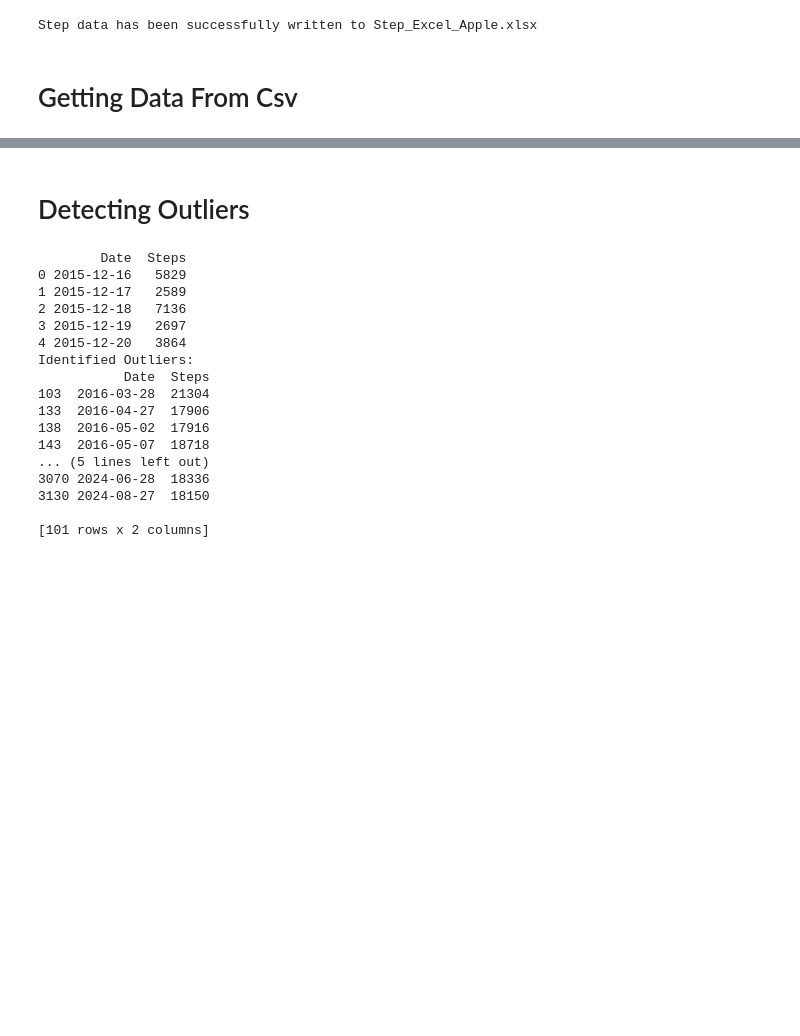
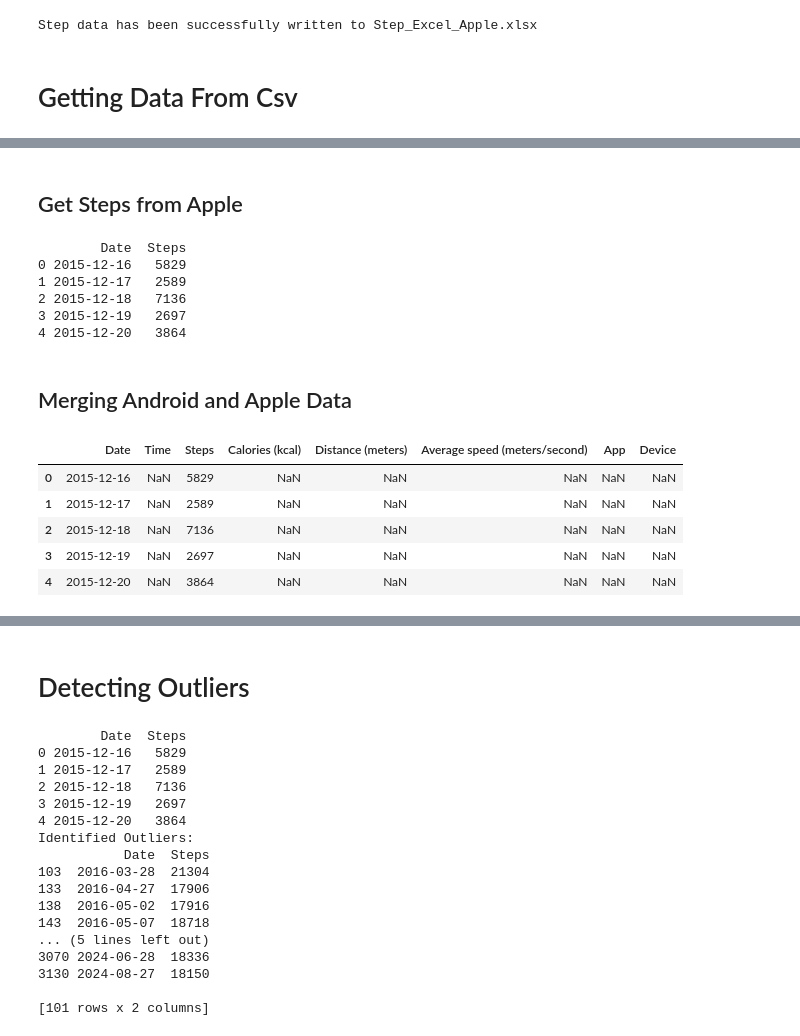
Before and after one commit to Akseldindisyan/my-step-count-analysis, a Jupyter notebook: Main.ipynb, the cells around one changed output, grey strips where cells are left out. Saved outputs shown, nothing was run; the diff lists cells and outputs as text; code cells hidden in the pictures; blank space fills up the shorter version.

Commit message:
Merge two dataframes

```diff
--- a/Main.ipynb
+++ b/Main.ipynb
@@ -109,0 +106,46 @@ plt.show()
+# %% [markdown]
+## Get Steps from Apple
+# %%
+#Plots basic graph
+
+# Load the Excel file
+# Replace 'your_health_data.xlsx' with the actual path to your Excel file
+df2 = pd.read_excel('Step_Excel_Apple.xlsx')
+
+# Check the data to ensure it loaded correctly
+print(df2.head())
+
+# Convert 'Date' column to datetime, if necessary
+df2['Date'] = pd.to_datetime(df2['Date'])
+# %% [output]
+        Date  Steps
+0 2015-12-16   5829
+1 2015-12-17   2589
+2 2015-12-18   7136
+3 2015-12-19   2697
+4 2015-12-20   3864
+# %% [markdown]
+## Merging Android and Apple Data
+# %%
+# Convert 'Date' columns to datetime
+df1['Date'] = pd.to_datetime(df1['Date'])
+df2['Date'] = pd.to_datetime(df2['Date'])
+
+# Merge the two datasets, preserving daily step counts
+data = pd.concat([df1, df2], ignore_index=True)
+
+# Sort by Date
+data = data.sort_values(by='Date').reset_index(drop=True)
+
+# Save to Excel (optional)
+# merged_data.to_excel('Merged_Step_Data.xlsx', index=False)
+
+# Print the merged DataFrame
+data.head()
+# %% [output]
+|  | Date | Time | Steps | Calories (kcal) | Distance (meters) | Average speed (meters/second) | App | Device |
+| 0 | 2015-12-16 | NaN | 5829 | NaN | NaN | NaN | NaN | NaN |
+| 1 | 2015-12-17 | NaN | 2589 | NaN | NaN | NaN | NaN | NaN |
+| 2 | 2015-12-18 | NaN | 7136 | NaN | NaN | NaN | NaN | NaN |
+| 3 | 2015-12-19 | NaN | 2697 | NaN | NaN | NaN | NaN | NaN |
+| 4 | 2015-12-20 | NaN | 3864 | NaN | NaN | NaN | NaN | NaN |
```
Also changed, not shown: parts of 12 cells of this notebook.
